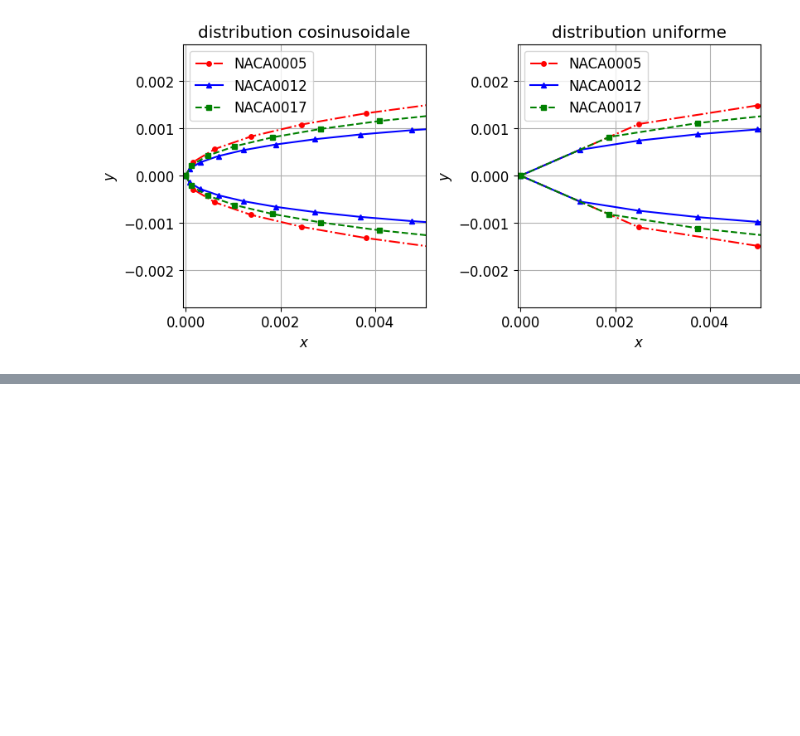
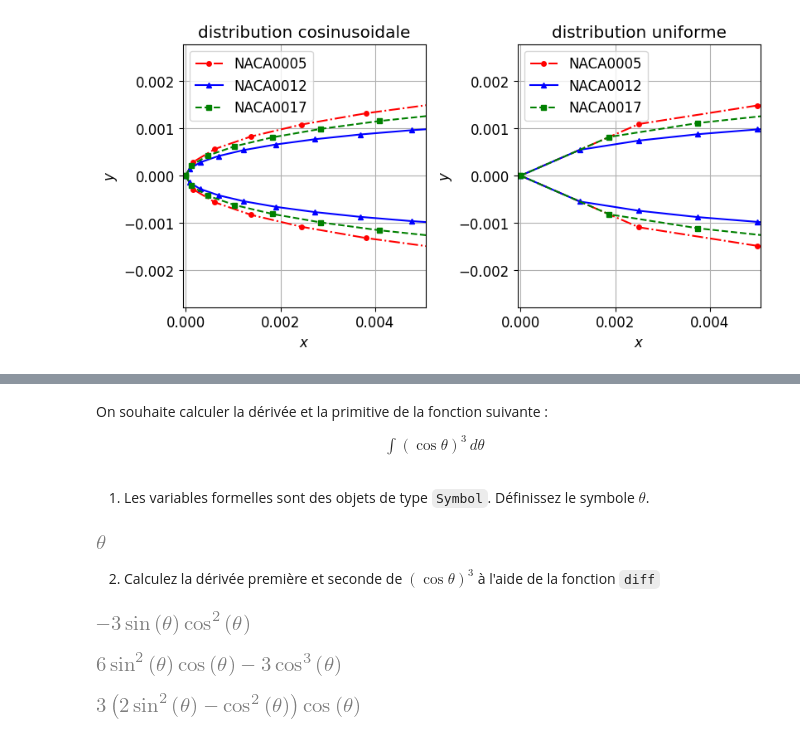
Before and after one commit to sanjosem/mec757_solutions, a Jupyter notebook: enonces/introduction/IntroNum-Sol.ipynb, the cells around one changed output, grey strips where cells are left out. Cells and saved outputs as stored; diff of their text form; code cells hidden in the pictures; blank space fills up the shorter version.

Commit message:
Exercice 3 - calcul symbolique

```diff
--- a/enonces/introduction/IntroNum-Sol.ipynb
+++ b/enonces/introduction/IntroNum-Sol.ipynb
@@ -339,0 +349,15 @@ plt.show()
+# %% [markdown]
+On souhaite calculer la dérivée et la primitive de la fonction suivante :
+\begin{align}
+ \int{{\left(\cos{\theta}\right)}^3 \, d\theta}
+\end{align}
+# %% [markdown]
+1. Les variables formelles sont des objets de type `Symbol`. Définissez le symbole $\theta$.
+# %%
+theta = sb.Symbol('theta')
+# %%
+theta
+# %% [output]
+[figure, added]
+# %% [markdown]
+2. Calculez la dérivée première et seconde de ${\left(\cos{\theta}\right)}^3$  à l'aide de la fonction `diff`
@@ -339,0 +366,15 @@ plt.show()
+# %%
+fp = sb.diff(f,theta)
+fp
+# %% [output]
+[figure, added]
+# %%
+fpp = sb.diff(fp,theta)
+fpp
+# %% [output]
+[figure, added]
+# %%
+fpp_2 = sb.diff(f,theta,2)
+fpp_2
+# %% [output]
+[figure, added]
```
Also changed, not shown: parts of 5 cells of this notebook, 1 other file.
